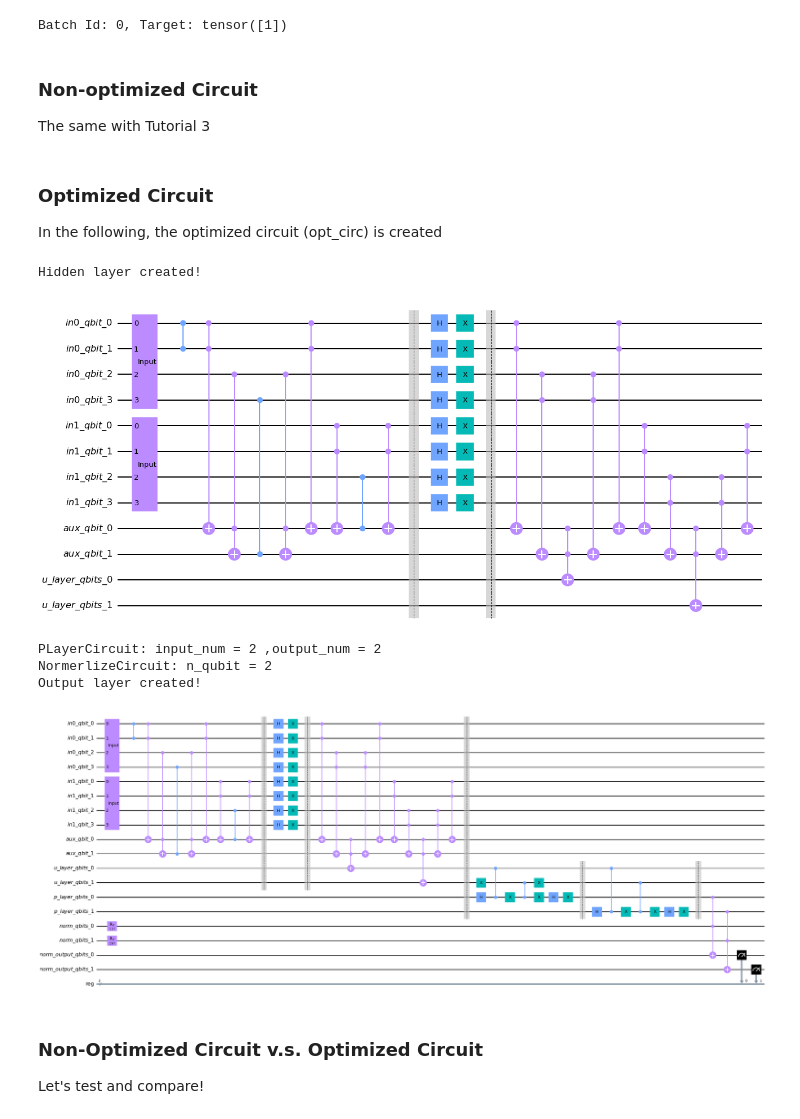
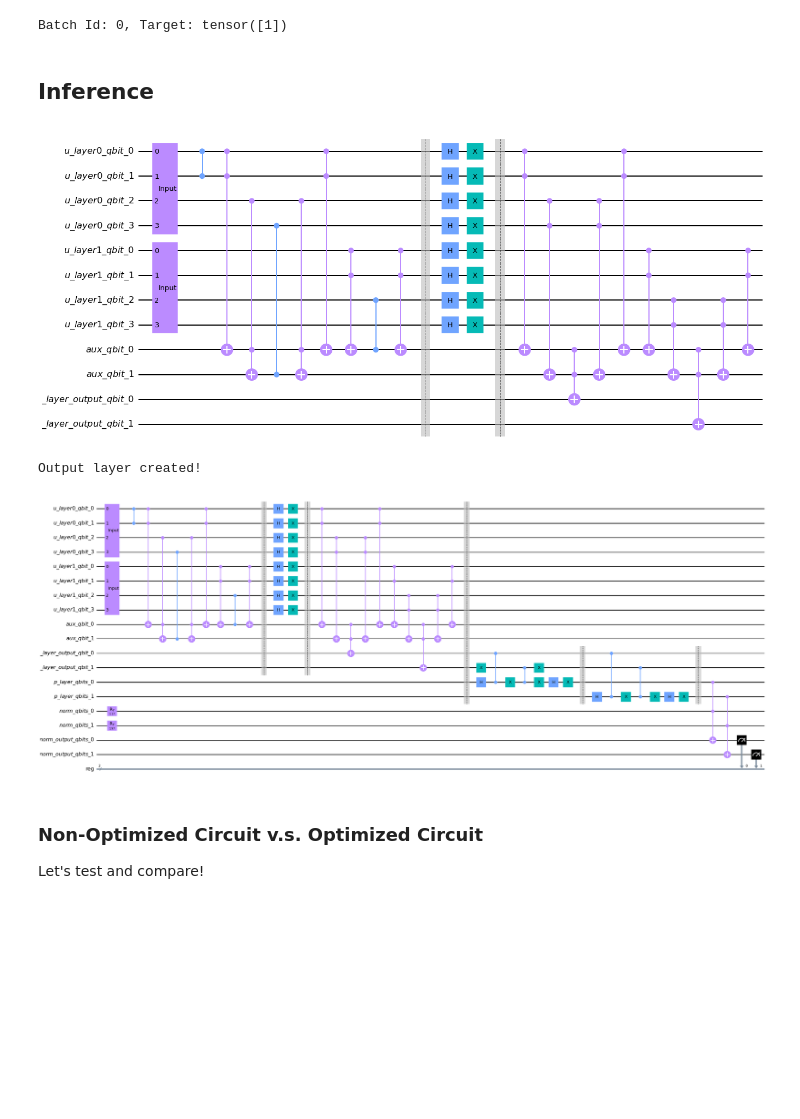
Before and after one commit to zlianghahaha/qc_mnist, a Jupyter notebook: VQC/UNet_VQC_train_test/circuit_u_p_test.ipynb, the cells around one changed output. Cells and saved outputs as stored; diff of their text form; code cells hidden in the pictures; blank space fills up the shorter version.

```diff
--- a/VQC/UNet_VQC_train_test/circuit_u_p_test.ipynb
+++ b/VQC/UNet_VQC_train_test/circuit_u_p_test.ipynb
@@ -76,6 +85,8 @@ for batch_idx, (data, target) in enumerate(test_loader):
     break
 # %% [output]
 Batch Id: 0, Target: tensor([1])
+# %% [markdown]
+## Inference
 # %%
 ################ Weiwen on 12-30-2020 ################
 # Parameters of the trained model
@@ -88,41 +99,37 @@ weight_1 = torch.tensor([[1.,  1.,  1.,  1.,  1.,  1.,  1., -1.,  1., -1.,  1.,
 weight_2 = torch.tensor([[1.,  -1.],[-1.,  -1.]])
 norm_flag = [False,False]
 norm_para = torch.tensor([0.3060,0.6940])
-# %% [markdown]
-### Non-optimized Circuit
-
-The same with Tutorial 3
-# %% [markdown]
-### Optimized Circuit
-
-In the following, the optimized circuit (opt_circ) is created
 # %%
 ################ Weiwen on 12-30-2020 ################
 # Generate the circuit of u-layer
 ######################################################
 #define your input and output number
-u_layer = ULayerCircuit(16,2)
+u_layer = ULayerCircuit(4,2)
 #init circuit
 circuit = QuantumCircuit()
 #add input qubit to your circuit
-inps = u_layer.add_in_qubits(circuit)
+inps = u_layer.add_input_qubits(circuit)
 
 #add auxiliary qubit to your circuit
 aux =u_layer.add_aux(circuit)
 
 #add output qubit to your circuit
 u_layer_out_qubits = u_layer.add_out_qubits(circuit)
 
 #add ulayer to your circuit
 u_layer.forward(circuit,weight_1,inps,u_layer_out_qubits,quantum_matrix,aux)
 
-print("Hidden layer created!")
+#show your circuit
+if is_colab:
+    layout = 'text'
+    fold = 300
+else:
+    layout = 'mpl'
+    fold = 50
 
-#show your circuit
-circuit.draw('mpl',fold=50)
+circuit.draw(layout,fold=fold)
 # %% [output]
-Hidden layer created!
-[figure, old version]
+[figure, new version]
 # %%
 ################ Weiwen on 12-30-2020 ################
 # Quantum circuit implementation of the output layer
@@ -143,19 +150,15 @@ norm_qubit = norm.add_norm_qubits(circuit)
 norm_output_qubit = norm.add_out_qubits(circuit)
 norm.forward(circuit,p_layer_output,norm_qubit,norm_output_qubit,norm_flag,norm_para)
 
-c_reg = ClassicalRegister(2,"reg")
-circuit.add_register(c_reg)
-circuit.measure(norm_output_qubit[0],c_reg[0])
-circuit.measure(norm_output_qubit[1],c_reg[1])
+
+add_measure(circuit,norm_output_qubit,'reg')
 
 print("Output layer created!")
 
 circuit.draw('mpl',1.0,fold =50)
 # %% [output]
-PLayerCircuit: input_num = 2 ,output_num = 2
-NormerlizeCircuit: n_qubit = 2
 Output layer created!
-[figure, old version]
+[figure, new version]
 # %% [markdown]
 ### Non-Optimized Circuit v.s. Optimized Circuit
 
```
Also changed, not shown: parts of 7 cells of this notebook, 21 other files.
